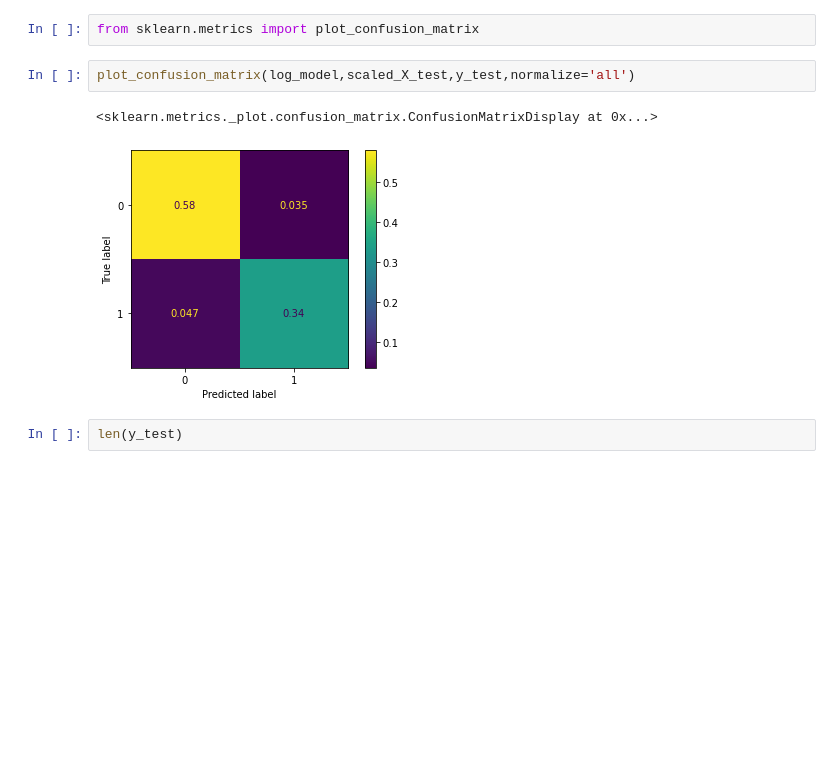
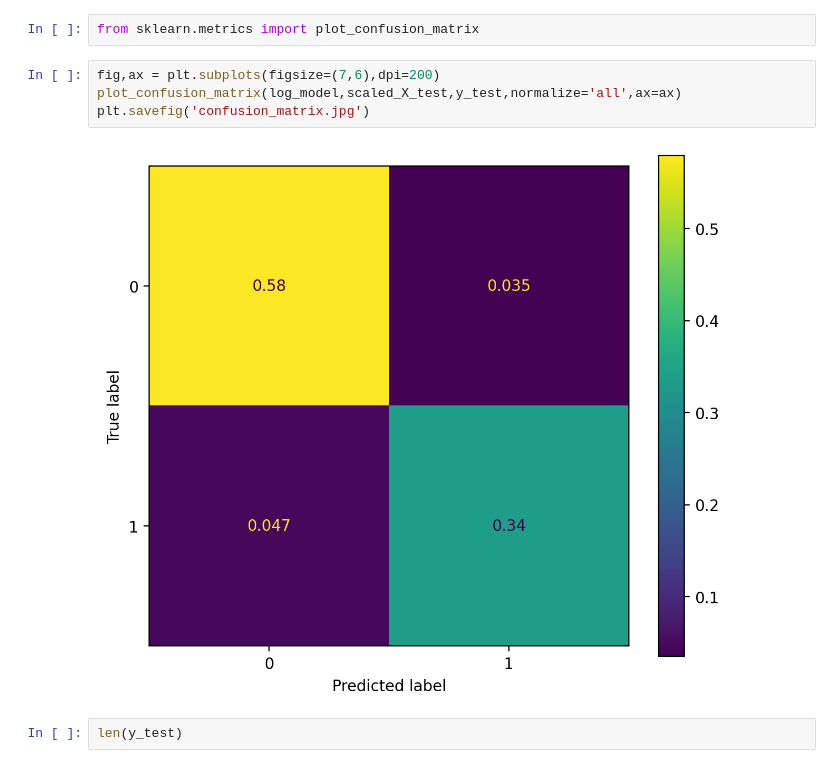
Before and after one commit to datathon21/breast_cancer_prediction, a Jupyter notebook: my_notebook.ipynb, the cells around one changed output. Saved outputs shown, nothing was run; the diff lists cells and outputs as text; blank space fills up the shorter version.

```diff
--- a/my_notebook.ipynb
+++ b/my_notebook.ipynb
@@ -261,11 +256,12 @@ array([[99,  6],
        [ 8, 58]], dtype=int64)
 # %%
 from sklearn.metrics import plot_confusion_matrix
-# %%
-plot_confusion_matrix(log_model,scaled_X_test,y_test,normalize='all')
-# %% [output]
-<sklearn.metrics._plot.confusion_matrix.ConfusionMatrixDisplay at 0x...>
-[figure, removed]
+# %%
+fig,ax = plt.subplots(figsize=(7,6),dpi=200)
+plot_confusion_matrix(log_model,scaled_X_test,y_test,normalize='all',ax=ax)
+plt.savefig('confusion_matrix.jpg')
+# %% [output]
+[figure, added]
 # %%
 len(y_test)
 # %% [output]
```
Also changed, not shown: parts of 9 cells of this notebook, 13 other files.
